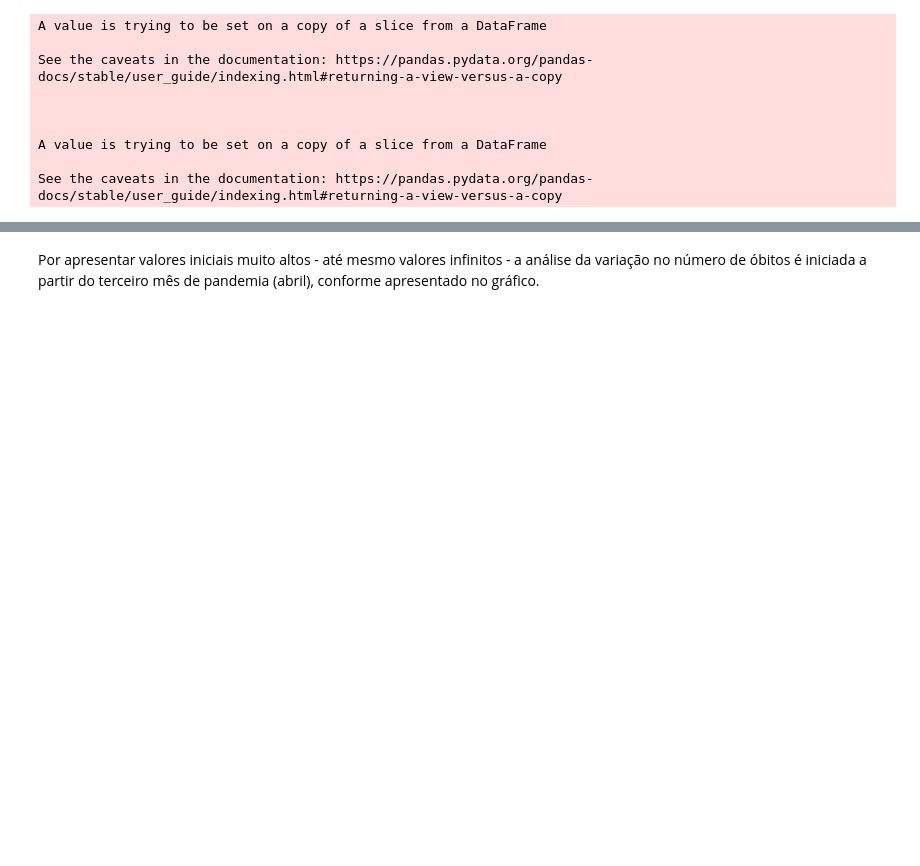
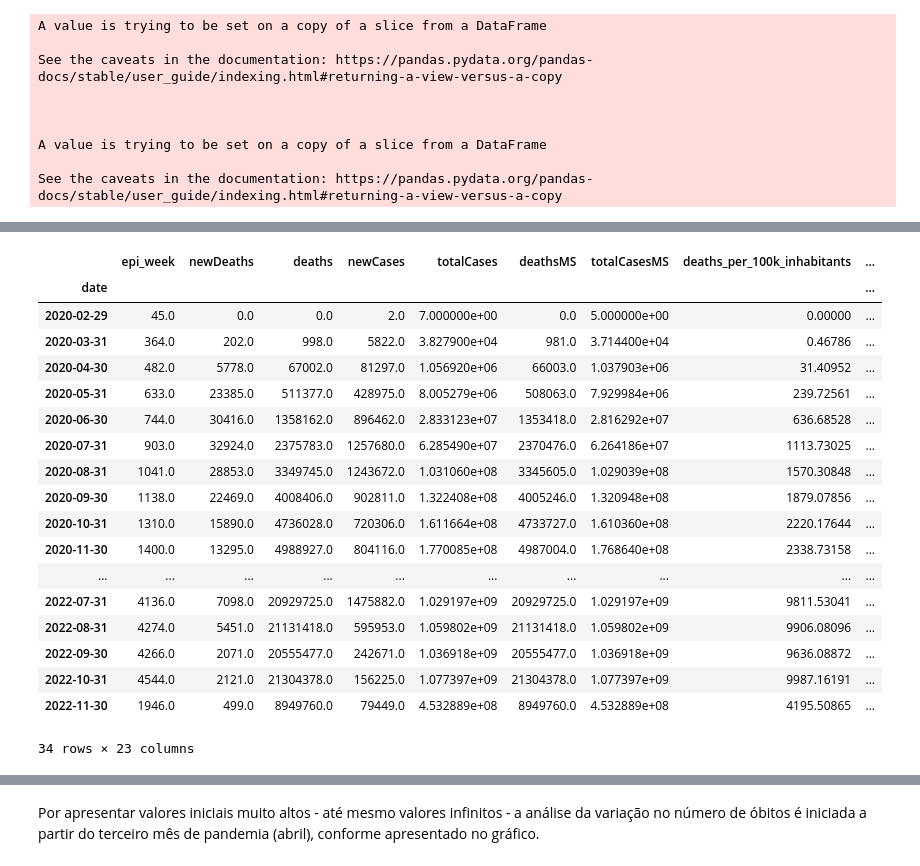
Before and after one commit to til021/divtech_covid_analysis, a Jupyter notebook: covid.ipynb, the cells around one changed output, grey strips where cells are left out. Cells and saved outputs as stored; diff of their text form; code cells hidden in the pictures; blank space fills up the shorter version.

```diff
--- a/covid.ipynb
+++ b/covid.ipynb
@@ -81,3 +92,25 @@ monthly_deaths = df_total.groupby([df_total.date.dt.year, df_total.date.dt.month
 
 
 """;
+# %%
+months
+# %% [output]
+|  | epi_week | newDeaths | deaths | newCases | totalCases | deathsMS | totalCasesMS | deaths_per_100k_inhabitants | ... |
+| date |  |  |  |  |  |  |  |  | ... |
+| 2020-02-29 | 45.0 | 0.0 | 0.0 | 2.0 | 7.000000e+00 | 0.0 | 5.000000e+00 | 0.00000 | ... |
+| 2020-03-31 | 364.0 | 202.0 | 998.0 | 5822.0 | 3.827900e+04 | 981.0 | 3.714400e+04 | 0.46786 | ... |
+| 2020-04-30 | 482.0 | 5778.0 | 67002.0 | 81297.0 | 1.056920e+06 | 66003.0 | 1.037903e+06 | 31.40952 | ... |
+| 2020-05-31 | 633.0 | 23385.0 | 511377.0 | 428975.0 | 8.005279e+06 | 508063.0 | 7.929984e+06 | 239.72561 | ... |
+| 2020-06-30 | 744.0 | 30416.0 | 1358162.0 | 896462.0 | 2.833123e+07 | 1353418.0 | 2.816292e+07 | 636.68528 | ... |
+| 2020-07-31 | 903.0 | 32924.0 | 2375783.0 | 1257680.0 | 6.285490e+07 | 2370476.0 | 6.264186e+07 | 1113.73025 | ... |
+| 2020-08-31 | 1041.0 | 28853.0 | 3349745.0 | 1243672.0 | 1.031060e+08 | 3345605.0 | 1.029039e+08 | 1570.30848 | ... |
+| 2020-09-30 | 1138.0 | 22469.0 | 4008406.0 | 902811.0 | 1.322408e+08 | 4005246.0 | 1.320948e+08 | 1879.07856 | ... |
+| 2020-10-31 | 1310.0 | 15890.0 | 4736028.0 | 720306.0 | 1.611664e+08 | 4733727.0 | 1.610360e+08 | 2220.17644 | ... |
+| 2020-11-30 | 1400.0 | 13295.0 | 4988927.0 | 804116.0 | 1.770085e+08 | 4987004.0 | 1.768640e+08 | 2338.73158 | ... |
+| ... | ... | ... | ... | ... | ... | ... | ... | ... | ... |
+| 2022-07-31 | 4136.0 | 7098.0 | 20929725.0 | 1475882.0 | 1.029197e+09 | 20929725.0 | 1.029197e+09 | 9811.53041 | ... |
+| 2022-08-31 | 4274.0 | 5451.0 | 21131418.0 | 595953.0 | 1.059802e+09 | 21131418.0 | 1.059802e+09 | 9906.08096 | ... |
+| 2022-09-30 | 4266.0 | 2071.0 | 20555477.0 | 242671.0 | 1.036918e+09 | 20555477.0 | 1.036918e+09 | 9636.08872 | ... |
+| 2022-10-31 | 4544.0 | 2121.0 | 21304378.0 | 156225.0 | 1.077397e+09 | 21304378.0 | 1.077397e+09 | 9987.16191 | ... |
+| 2022-11-30 | 1946.0 | 499.0 | 8949760.0 | 79449.0 | 4.532889e+08 | 8949760.0 | 4.532889e+08 | 4195.50865 | ... |
+34 rows × 23 columns
```
Also changed, not shown: parts of 13 cells of this notebook.
